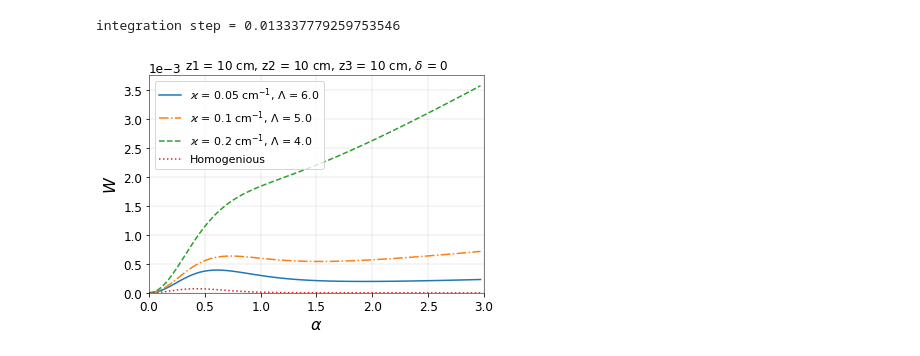
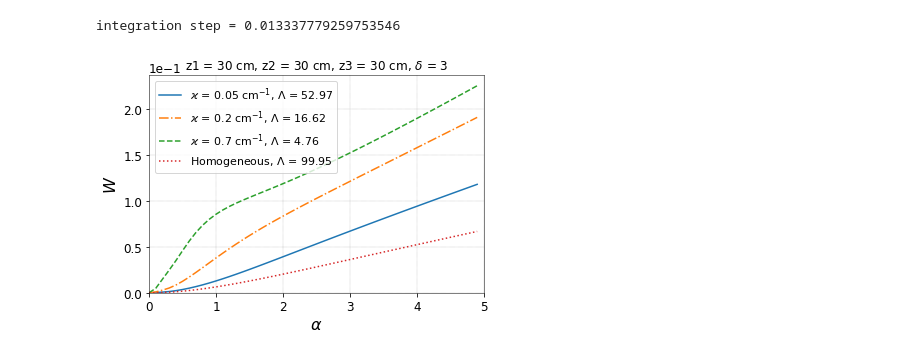
Before and after one commit to sakhnos/Paper4_Plasma, a Jupyter notebook: Plasma_W()_non_normalized.ipynb, the cells around one changed output. Cells and saved outputs as stored; diff of their text form; code cells hidden in the pictures.

```diff
--- a/Plasma_W()_non_normalized.ipynb
+++ b/Plasma_W()_non_normalized.ipynb
@@ -226,58 +274,44 @@ E2FourL_visualisation() # spectra visualisation
 # %%
-def Kappa(): # Optical path Kappa visualisation
 
-    w0 = 10.199 / 27.2  # 10.199 alfa, 12.094 - beta
-    T = 10 / 27.2
-    M = 1828
-    f0 = 0.416
-    N0 = 1.82 * 10 ** 14  # my own profile 14
-    d = 100
-    z = np.linspace(0, d, 100)
-    kappa = 0.9
-    delta = delta_wik(w0, T, M)
+def W(beta, alpha, delta, z, kappa, za, zb, w0, f0, E0, T, M, N0, delta_small):
+    a = (np.pi/4) * f0 * E0 ** 2 * alpha ** 2 / (w0 * delta)
+    LkappaVal = Lkappa(delta, f0, N0, z, kappa, za, zb)
+    J = np.zeros(len(beta))
+    for i in range(len(beta)):
+       J[i] = Doppler(w0 + delta * beta[i], w0, T, M) * np.exp(-(beta[i] - delta_small) ** 2 * alpha ** 2 -\
+                                                               LkappaVal *  Doppler(w0 + delta * beta[i], w0, T, M) / Gmax(delta))
 
-    Kappa = np.zeros(len(z))
-    for i in range(len(z)):
-        Kappa[i] = Lkappa(delta, f0, N0, z[i], kappa, d)
-
-    plt.plot(z, Kappa)
-    plt.xlabel(r'z', {'color': 'k', 'fontsize': 16})
-    plt.ylabel(r'$\Lambda$', {'color': 'k', 'fontsize': 16})
-    plt.title("Optical path as a function of z at specific ... ")
-    plt.show()
-
-# Kappa()
-# exit()
+    #plt.plot(beta, J)
+    integral = a * np.trapz(J, beta)
+    return integral
 
 def W_visualisation():
-    alpha = np.arange(0, 3, 0.03)    # 0.05
+    alpha = np.arange(0, 5, 0.1)    # 0.05
     beta = np.linspace(-20, 20, 3000)
     print(r"integration step = " + str(beta[1]-beta[0]))
     #kappa = 0.0000000001  # 0.01
     za = 0
     zb = 100
-    E0 = 10 ** (-5)
-    N0 = 10 ** 14  # my own profile 14
+    E0 = 10 ** (-4)
+    N0 = 2 * 10 ** 14  # my own profile 14
     w0 = 10.199 / 27.2   # 10.199 alfa, 12.094 - beta
     f0 = 0.416
     T = 10 / 27.2
     M = 1828
 
-    z = 10
+    z = 30
     zh = z # for homogenious case
     z1 = z
     z2 = z
     z3 = z
     delta = delta_wik(w0, T, M)
-    delta_small = 0  # 3 or 5    frequency detuning
+    delta_small = 3  # 3 or 5    frequency detuning
     #print(delta * 27.2 * 1000)
     #delta = 1.25 * 10 ** (-3) / 27.2  # width of line
 
-    #print(Lkappa(delta, f0, N0, z1, kappa, d))
-
     kappa1 = 0.05  # 0.05
-    kappa2 = 0.1   # 0.1
-    kappa3 = 0.2   # 0.2
+    kappa2 = 0.2   # 0.1
+    kappa3 = 0.7   # 0.2
 
     W1 = np.zeros(len(alpha))
     W2 = np.zeros(len(alpha))
@@ -307,38 +341,37 @@ def W_visualisation():
     plt.ylabel(r'$W$', {'color': 'k', 'fontsize': 16})
  ###   plt.title(r'$\Lambda$ = ' + str(round(Lkappa(delta, f0, N0, z1, kappa1, d))))
 
-    plt.legend([r"$\varkappa$ = " + str(kappa1) + str(" cm$^{-1}$, ") + r'$\Lambda$ = ' + str(round(Lkappa(delta, f0, N0, z, kappa1, za, zb))),
-                r"$\varkappa$ = " + str(kappa2) + str(" cm$^{-1}$, ") + r'$\Lambda$ = ' + str(round(Lkappa(delta, f0, N0, z, kappa2, za, zb))),
-                r"$\varkappa$ = " + str(kappa3) + str(" cm$^{-1}$, ") + r'$\Lambda$ = ' + str(round(Lkappa(delta, f0, N0, z, kappa3, za, zb))),
-               r"Homogenious"], loc='best', fontsize = 11)
+    plt.legend([r"$\varkappa$ = " + str(kappa1) + str(" cm$^{-1}$, ") + r'$\Lambda$ = ' + str(round(Lkappa(delta, f0, N0, z, kappa1, za, zb), 2)),
+                r"$\varkappa$ = " + str(kappa2) + str(" cm$^{-1}$, ") + r'$\Lambda$ = ' + str(round(Lkappa(delta, f0, N0, z, kappa2, za, zb), 2)),
+                r"$\varkappa$ = " + str(kappa3) + str(" cm$^{-1}$, ") + r'$\Lambda$ = ' + str(round(Lkappa(delta, f0, N0, z, kappa3, za, zb), 2)),
+               r"Homogeneous, "+ r'$\Lambda$ = ' + str(round(Lkappa_homo(delta, f0, N0, z1, za), 2)) ], loc='best', fontsize = 11)
 
 
     ax = plt.gca()
     # ax.yaxis.set_major_formatter(StrMethodFormatter('{x:,.0f}')) # No decimal places
     ax.set_facecolor((1.0, 1.0, 1.0))    # background color
     ax.spines['bottom'].set_linewidth(0.5)
     ax.spines['bottom'].set_color('0.0')
     ax.spines['top'].set_linewidth(0.5)
     ax.spines['top'].set_color('0.0')
     ax.spines['left'].set_linewidth(0.5)
     ax.spines['left'].set_color('0.0')
     ax.spines['right'].set_linewidth(0.5)
     ax.spines['right'].set_color('0.0')
     ax.grid(b=True, which='major', axis='both', color = 'k', linestyle=':', linewidth=0.2)
     plt.xlim(0, alpha[-1] + alpha[1] - alpha[0], auto = True)    # + alpha[1] - alpha[0]
-    #print(plt.xlim())
     for tick in ax.yaxis.get_major_ticks(): # size of numbers of Y-axia
         tick.label.set_fontsize(12)
     for tick in ax.xaxis.get_major_ticks():
         tick.label.set_fontsize(12)
         #ax.yaxis.set_major_formatter(StrMethodFormatter('{x:,.0f}')) # No decimal places
     plt.ylim(0)   # round(Lkappa(delta, f0, N0, z1, kappa1, d))
     plt.ticklabel_format(style='sci', axis='y', scilimits=(0, 0), useOffset=False)
     ax.yaxis.get_offset_text().set_fontsize(12) # size of the power in sci lim
     plt.title("z1 = " + str(z1) + " cm, " "z2 = " + str(z2) + " cm, " + "z3 = " + str(z3) + " cm, " +  "$\delta$ = " + str(delta_small))
     plt.show()
 
 W_visualisation()
 # %% [output]
 integration step = 0.013337779259753546
-[figure, old version]
+[figure, new version]
```
Also changed, not shown: parts of 1 cell of this notebook.
